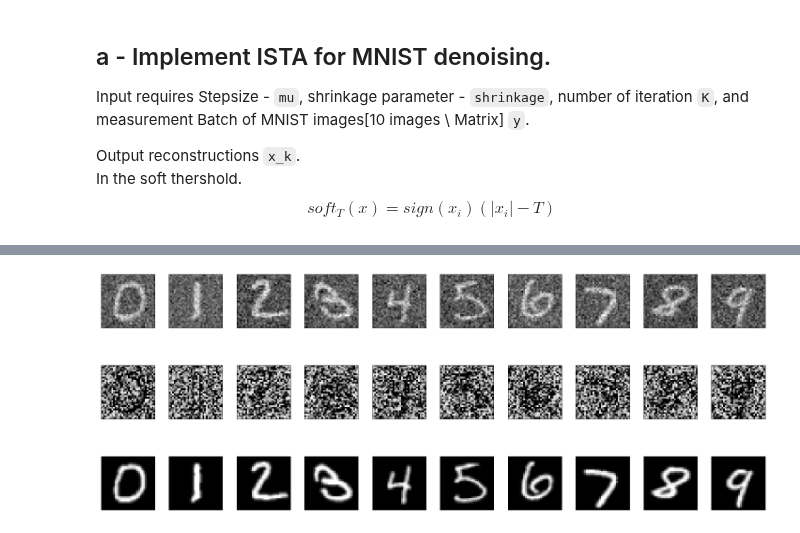
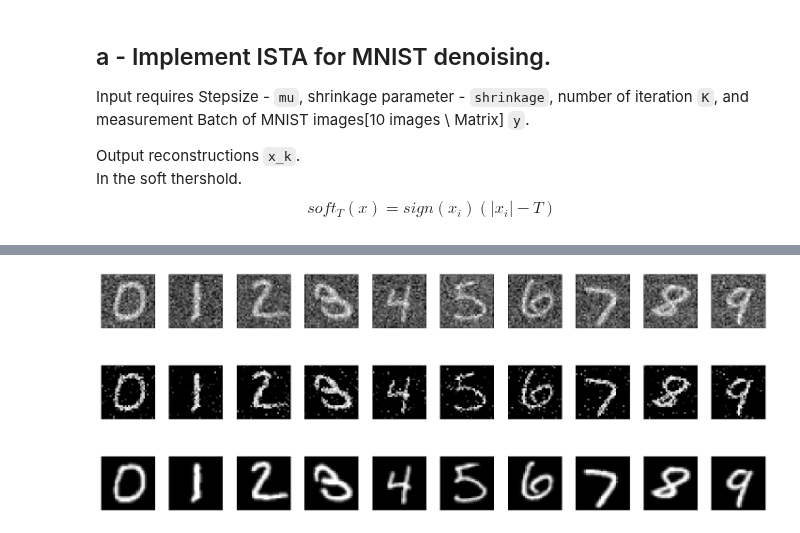
Before and after one commit to Lynch1206/5LSL0_HW, a Jupyter notebook: Assignment4/Code - for students/Week1.ipynb, the cells around one changed output, grey strips where cells are left out. Cells and saved outputs as stored; diff of their text form; code cells hidden in the pictures.

```diff
--- a/Assignment4/Code - for students/Week1.ipynb
+++ b/Assignment4/Code - for students/Week1.ipynb
@@ -118,6 +117,0 @@ $error(i,1) = \frac{norm|(\hat{x} - x_1)|}{ norm|(\hat{x})|} $
-# %%
-y = x_noisy_example[0]
-A = torch.diag_embed(torch.flatten(y))
-x = torch.zeros(len(torch.flatten(y)))
-print(x)
-torch.transpose(A,0,1)
@@ -140,27 +125,30 @@ class ISTAI_main(object):
     def __init__(self):
         # ,mu,shrinkage,K,y
         super(ISTAI_main, self).__init__()
-        # self.mu = mu                # Step size
-        # self.shrinkage = shrinkage  # shrinkage parameters
-        # self.K = K                  # Interation
-        # self.y=y
+
 
 
     def softthreshold(self,x,theta):
-        # torch.sign(x) Returns a new tensor with the signs of the elements of input.
+        """softthreshold, x - input, theta - shrinkage parameters: mu*lambda"""
         return torch.multiply(torch.sign(x) ,torch.maximum(torch.abs(x) - theta, torch.tensor(0.)))
 
     def ISTA(self,mu,lmbd,K,y:torch.tensor)->torch.tensor:
         """
-        y = A  # input each batch
+        # input
+        - y  = input each batch \\
+        - mu = constant - step size \\
+        - lmbd = Lambda - Lipschitz continuous \\
+        - K - max iteration \\
         """
-        # 32,32
+        # [32,32]
         A = torch.diag_embed(torch.flatten(y)) # Diagnoal matrix - diagonal length = 1024
         x = torch.zeros(len(torch.flatten(y))) # 1024 zero
         error = []
+
         for i in range(K):
-            g = torch.transpose(A,0,1)@(torch.flatten(y)-A@x)
-            x_2 = x +mu*g
+            # g = torch.transpose(A,0,1)@(torch.flatten(y)-A@x)
+            # torch.transpose(A,0,1)
+            x_2 = x +mu*A.T@(torch.flatten(y)-A@x) # mu = 1/L
             shrinkage = mu*lmbd
             x_hat = self.softthreshold(x_2, shrinkage)
             error = torch.nn.functional.mse_loss(x_hat,x)
@@ -175,34 +163,40 @@ class ISTAI_main(object):
     #     x_hat, error = self.ISTA(mu,lmbd,K,y)
     #     return x_hat, error
 # %%
+from ISTA import *
+Ex1 = ISTAI_main()
+
 # ------------Tuning parameters-----------------------------------
 mu = 0.01
-lmbd = 0.3
-K=100
+lmbd = 0.9
+K=1000
 # ----------------------------------------------------------------
 Ex1 = ISTAI_main()
 x_hat = dict()
+
 for i in range(10):
-    y = x_noisy_example[i,0,:,:]
-    with torch.no_grad():
-        x_hat[i]= Ex1.ISTA(mu,lmbd,K,y)
+    y = x_noisy_example[i,0,:,:]+1
+    x_hat[i]= Ex1.ISTA(mu,lmbd,K,y)
+
 fig = plt.figure(figsize=(20,10))
 for i in range(10):
     ax1 = fig.add_subplot(3, 10, i+1)
     ax1.imshow(x_noisy_example[i,0,:,:],cmap='gray')
     plt.yticks([])
     plt.xticks([])
     plt.tight_layout()
     plottable_image = x_hat[i].reshape([32,32])
     ax = fig.add_subplot(3, 10, i+11)
     ax.imshow(plottable_image,cmap='gray')
     plt.tight_layout()
     plt.yticks([])
     plt.xticks([])
     ax2 = fig.add_subplot(3, 10, i+21)
     ax2.imshow(x_clean_example[i,0,:,:],cmap='gray')
     plt.tight_layout()
     plt.yticks([])
     plt.xticks([])
+Image_path = os.path.join(os.getcwd(),'Image')
+# plt.savefig(os.path.join(Image_path,'Ex1.png'),dpi=300,bbox_inches='tight')
 # %% [output]
-[figure, old version]
+[figure, new version]
```
Also changed, not shown: parts of 9 cells of this notebook, 1 other file.
